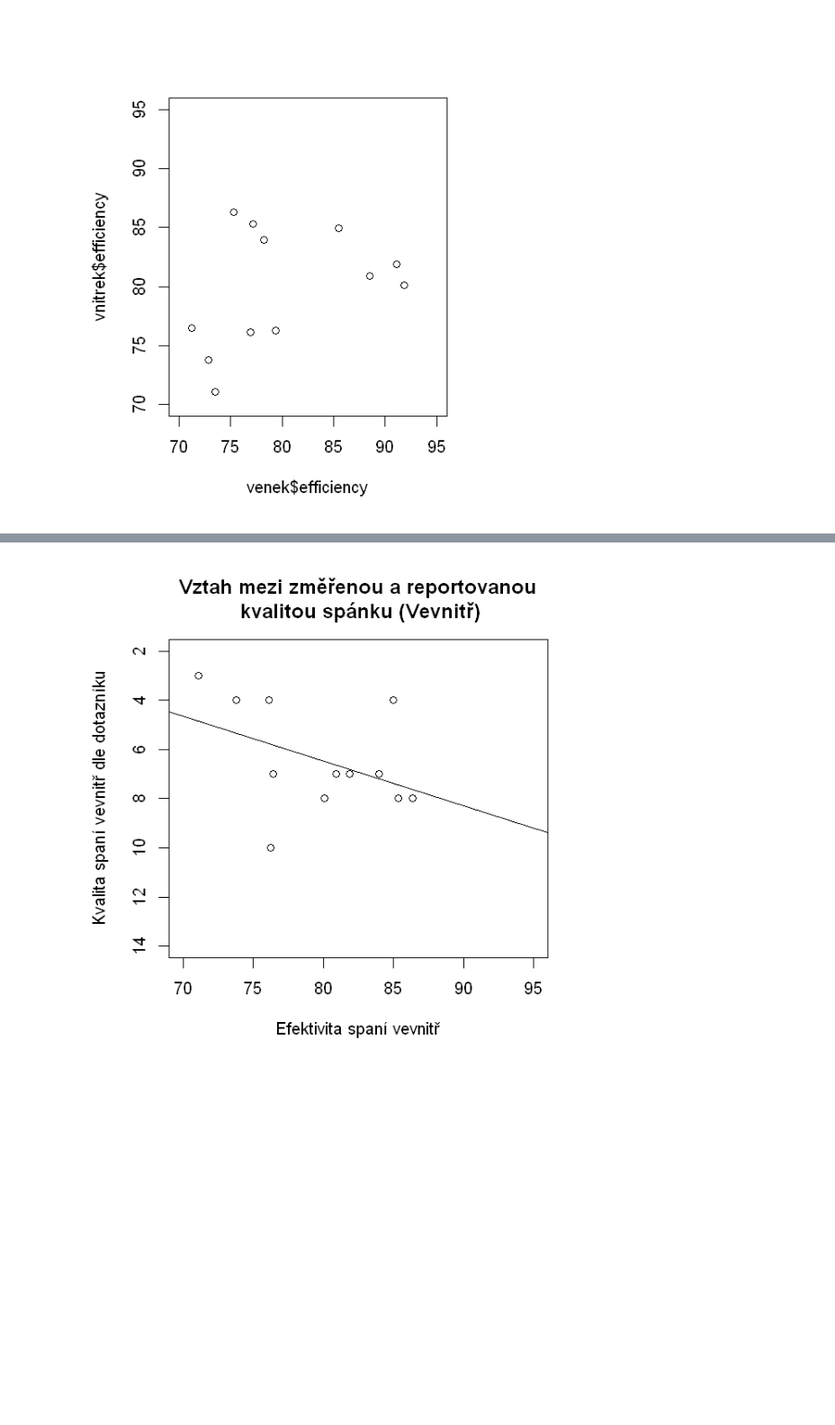
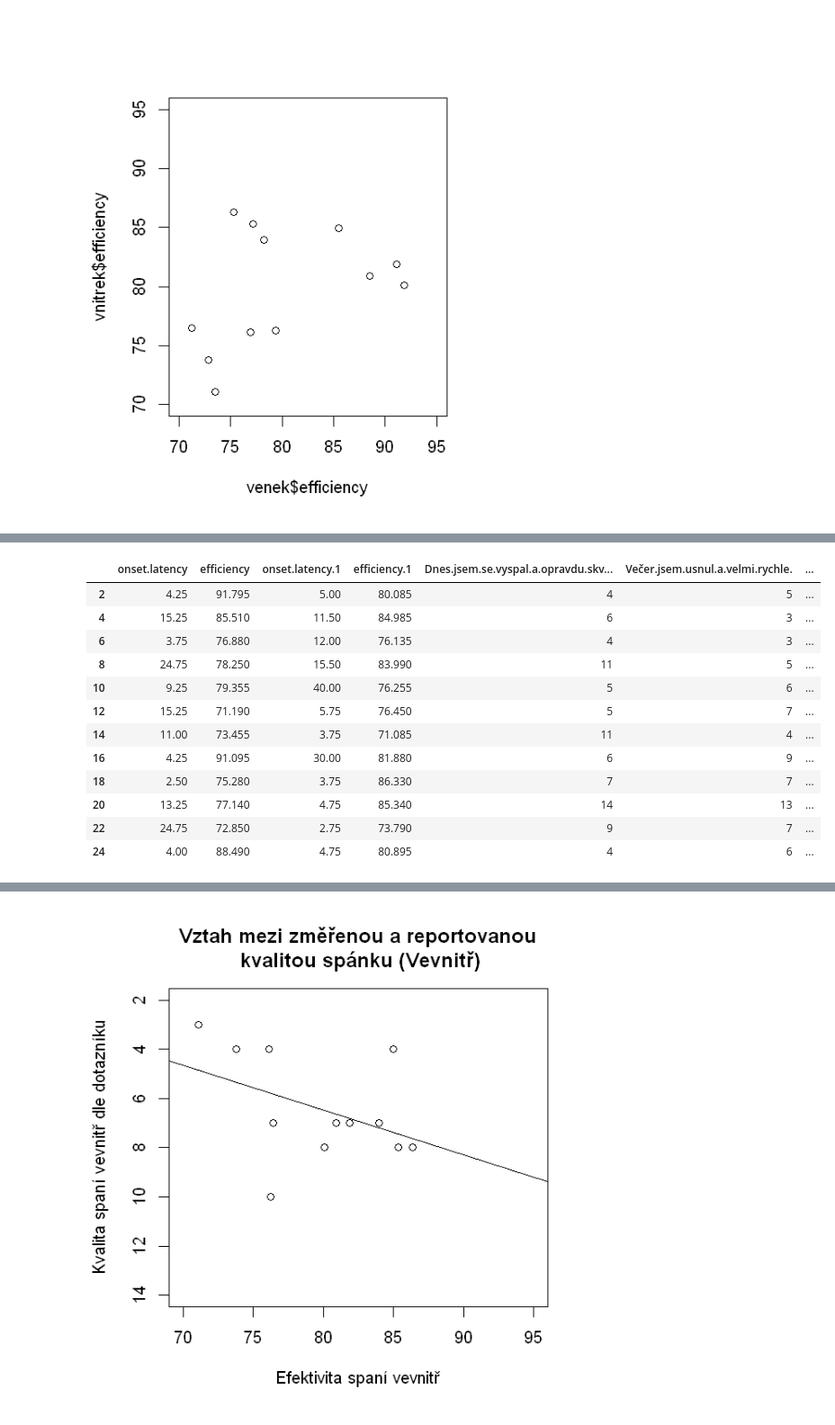
Before and after one commit to magicbeans817/projekt_spani, a Jupyter notebook: script.ipynb, the cells around one changed output, grey strips where cells are left out. Shown at 90% size. Saved outputs shown, nothing was run; the diff lists cells and outputs as text; code cells hidden in the pictures; blank space fills up the shorter version.

```diff
--- a/script.ipynb
+++ b/script.ipynb
@@ -123,5 +126,40 @@ head(vnitrek)
 # %%
-d_vnitrek %>% nrow()
-vnitrek %>% nrow()
-d_vnitrek$'Dnes.jsem.se.vyspal.opravdu.skvěle.'
+x <- cbind(venek, vnitrek)
+y <- cbind(d_venek, d_vnitrek)
+x <- x[, c(4,5,6,7,11,12,13,14)]
+kormat1 <- cor(x, method = "pearson")
+#corrplot::corrplot(kormat1, method = "ellipse")
+#kormat1
+
+y <- y[, c(-2,-1)]
+y <- y[, c(-15,-16)]
+
+z <- cbind(x,y)
+z %>% dim()
+z <- z %>% select(-contains("help"))
+z <- z %>% select(-contains("sny"))
+z <- z %>% select(-contains("WASO"))
+z <- z %>% select(-contains("fyzickou"))
+z <- z %>% select(-contains("podnikat"))
+z <- z %>% select(-contains("X.prob"))
+
+df <- as.data.frame(venek)
+df <- df[FALSE, FALSE]
+
+hladina <- 0.05
+
+
+for (i in 1:ncol(z)){
+    for (j in 1:ncol(z)){
+        if(i != j){
+            model <- lm(z[,i] ~ z[,j])
+            shrnuti <- summary(model)
+            if(shrnuti$coefficients[2,4] < hladina){
+                print(colnames(z)[i])
+                print(colnames(z)[j])
+                print(shrnuti$coefficients[2,4])
+            }
+        }
+    }
+}
 # %% [output]
@@ -130,0 +213,16 @@ NULL
+# %%
+z
+# %% [output]
+|  | onset.latency | efficiency | onset.latency.1 | efficiency.1 | Dnes.jsem.se.vyspal.a.opravdu.skv... | Večer.jsem.usnul.a.velmi.rychle. | ... |
+| 2 | 4.25 | 91.795 | 5.00 | 80.085 | 4 | 5 | ... |
+| 4 | 15.25 | 85.510 | 11.50 | 84.985 | 6 | 3 | ... |
+| 6 | 3.75 | 76.880 | 12.00 | 76.135 | 4 | 3 | ... |
+| 8 | 24.75 | 78.250 | 15.50 | 83.990 | 11 | 5 | ... |
+| 10 | 9.25 | 79.355 | 40.00 | 76.255 | 5 | 6 | ... |
+| 12 | 15.25 | 71.190 | 5.75 | 76.450 | 5 | 7 | ... |
+| 14 | 11.00 | 73.455 | 3.75 | 71.085 | 11 | 4 | ... |
+| 16 | 4.25 | 91.095 | 30.00 | 81.880 | 6 | 9 | ... |
+| 18 | 2.50 | 75.280 | 3.75 | 86.330 | 7 | 7 | ... |
+| 20 | 13.25 | 77.140 | 4.75 | 85.340 | 14 | 13 | ... |
+| 22 | 24.75 | 72.850 | 2.75 | 73.790 | 9 | 7 | ... |
+| 24 | 4.00 | 88.490 | 4.75 | 80.895 | 4 | 6 | ... |
```
Also changed, not shown: parts of 5 cells of this notebook.
